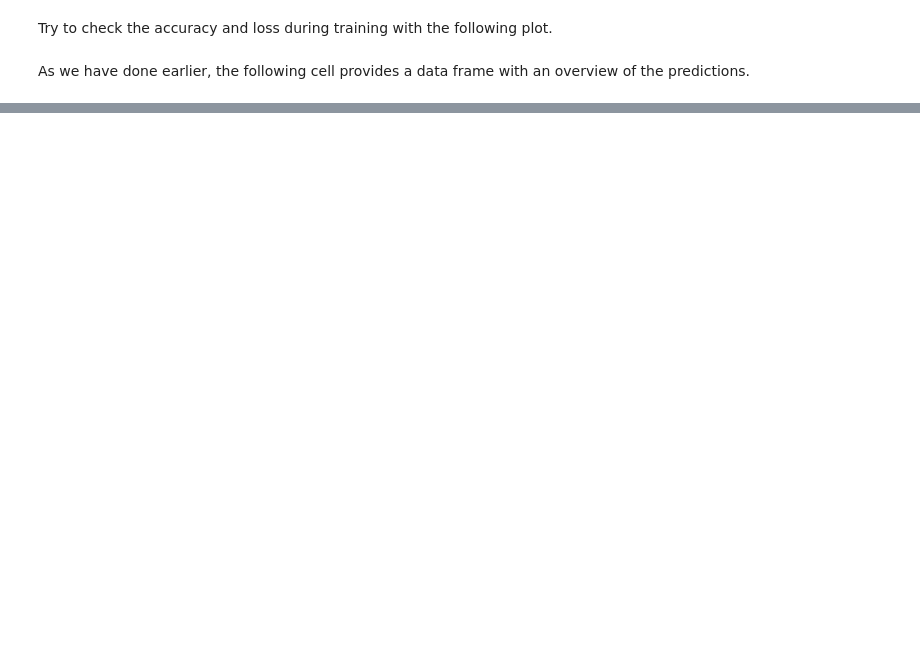
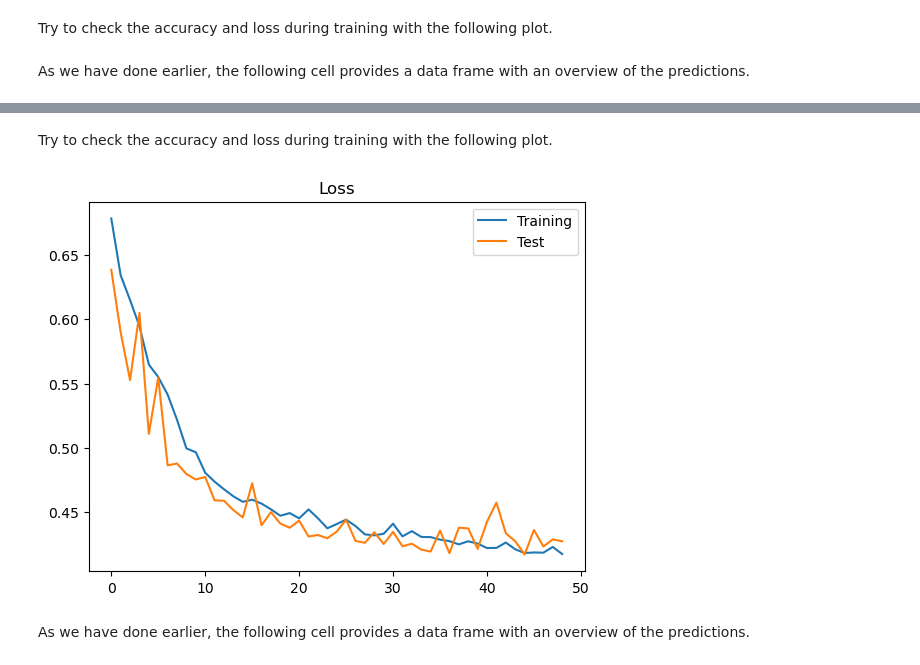
Before and after one commit to samarinm/APML, a Jupyter notebook: Notebooks/5-Neural_Networks.ipynb, the cells around one changed output, grey strips where cells are left out. Drawn from its saved outputs; the diff is of its cells as text; code cells hidden in the pictures; blank space fills up the shorter version.

```diff
--- a/Notebooks/5-Neural_Networks.ipynb
+++ b/Notebooks/5-Neural_Networks.ipynb
@@ -209,10 +253,10 @@ method to provide predictions to new data. You can use the model you just traine
 can load a previously **pretrained** model.
 # %%
 # Our pretrained model (100 epochs):
-# ffnn = keras.models.load_model('output/MNIST_FFNN_pretrained.h5')
+ffnn = keras.models.load_model('output/MNIST_FFNN_pretrained.h5')
 
 # ... or load the model you trained yourself:
-ffnn = keras.models.load_model('output/MNIST_FFNN.h5')
+# ffnn = keras.models.load_model('output/MNIST_FFNN.h5')
 
 test_loss, test_acc = ffnn.evaluate(x_test, y_test, verbose=0)
 
@@ -222,6 +266,8 @@ num_examples = 10
 
 predictions_1hot = ffnn.predict(x_test, verbose=0)
 
+# print(predictions_1hot[0])
+
 nicer_predictions_1hot_0 = list(map(np.format_float_positional, predictions_1hot[0], [5]*10))
 
 print(f"Shape of the predictions: {predictions_1hot.shape}\n")
@@ -440,0 +549,4 @@ print(f"\nMean squared error of Feedforward Neural Network regression: {NN_pred_
+# %%
+learning_rate = 0.005
+batch_size = 64
+num_epochs = 50
@@ -440,0 +560,22 @@ print(f"\nMean squared error of Feedforward Neural Network regression: {NN_pred_
+# %%
+ffnn_reg = keras.Sequential(
+    [
+    keras.layers.Dense(1024, activation='relu', input_shape=(11,)),
+    keras.layers.Dense(512, activation='relu'),
+    keras.layers.Dense(256, activation='relu'),
+    keras.layers.Dense(128, activation='relu'),
+    keras.layers.Dense(64, activation='relu'),
+    keras.layers.Dense(1)
+    ],
+    name='FFNN_regression')
+
+ffnn_reg.compile(optimizer=keras.optimizers.SGD(learning_rate=learning_rate),
+                 loss=keras.losses.MeanSquaredError())
+
+ffnn_reg_history = ffnn_reg.fit(x=feat_train, y=target_train,
+                                validation_data=(feat_test, target_test),
+                                batch_size=batch_size, epochs=num_epochs)
+
+ex_pred_ffnn = ffnn_reg.predict(feat_test, verbose=0)
+
+ffnn_reg.save(f'output/MNIST_FFNN_reg.h5')
@@ -440,0 +603,14 @@ print(f"\nMean squared error of Feedforward Neural Network regression: {NN_pred_
+# %% [markdown]
+Try to check the accuracy and loss during training with the following plot.
+# %%
+plt.plot(ffnn_reg_history.history['loss'][1:], label='Training')
+plt.plot(ffnn_reg_history.history['val_loss'][1:], label='Test')
+plt.title('Loss')
+plt.legend()
+
+plt.show()
+# %% [output]
+[figure, added]
+# %% [markdown]
+As we have done earlier, the following cell provides a
+data frame with an overview of the predictions.
```
Also changed, not shown: parts of 17 cells of this notebook, 1 other file.
